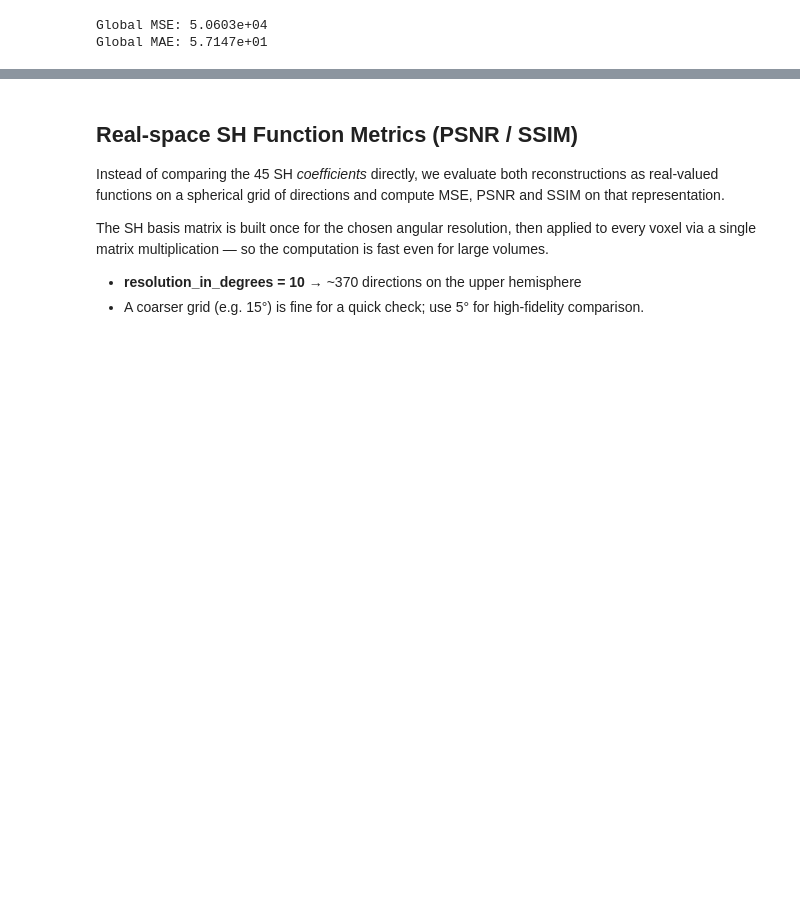
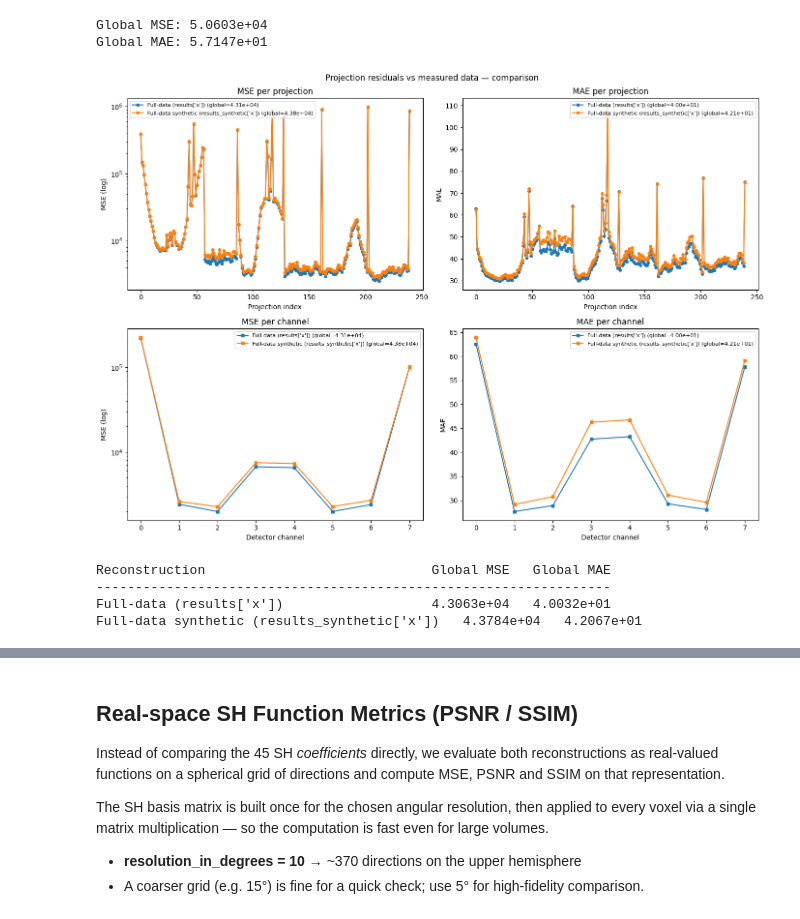
Before and after one commit to lfbarba/smartt, a Jupyter notebook: sici/sici_new_projections.ipynb, the cells around one changed output, grey strips where cells are left out. Drawn from its saved outputs; the diff is of its cells as text; code cells hidden in the pictures; blank space fills up the shorter version.

```diff
--- a/sici/sici_new_projections.ipynb
+++ b/sici/sici_new_projections.ipynb
@@ -95,7 +87,7 @@ regularizer = Laplacian()
 loss_function.add_regularizer(name='laplacian',
                               regularizer=regularizer,
                               regularization_weight=1)
-optimizer = LBFGS(loss_function, maxiter=10)
+optimizer = LBFGS(loss_function, maxiter=20)
 results = optimizer.optimize()
 # %%
 results['x'].shape
@@ -201,0 +201,15 @@ Available functions:
+# %%
+import torch
+basis_set = SphericalHarmonics(ell_max=8)
+projector_new = SAXSProjector(synthetic_dc.geometry)
+ResidualCalculator = GradientResidualCalculator(
+                                data_container=synthetic_dc,
+                                basis_set=basis_set,
+                                projector=projector_new)
+loss_function = SquaredLoss(ResidualCalculator)
+regularizer = Laplacian()
+loss_function.add_regularizer(name='laplacian',
+                              regularizer=regularizer,
+                              regularization_weight=1)
+optimizer = LBFGS(loss_function, maxiter=20)
+results_synthetic = optimizer.optimize()
@@ -660,6 +658,30 @@ print(f"Global MAE: {stats2['global_mae']:.4e}")
 [figure]
 Global MSE: 5.0603e+04
 Global MAE: 5.7147e+01
+# %%
+# Side-by-side comparison: both reconstructions on shared axes
+fig3, axes3, all_stats = plot_projection_residuals_comparison(
+    reconstructions={
+        "Full-data (results['x'])": results['x'],
+        "Full-data synthetic (results_synthetic['x'])": results_synthetic['x'],
+    },
+    data_container=dc,
+    ell_max=8,
+    log_scale_mse=True,
+)
+plt.show()
+
+# Print summary table
+print(f"{'Reconstruction':<40} {'Global MSE':>12} {'Global MAE':>12}")
+print("-" * 66)
+for lbl, st in all_stats.items():
+    print(f"{lbl:<40} {st['global_mse']:>12.4e} {st['global_mae']:>12.4e}")
+# %% [output]
+[figure, added]
+Reconstruction                             Global MSE   Global MAE
+------------------------------------------------------------------
+Full-data (results['x'])                   4.3063e+04   4.0032e+01
+Full-data synthetic (results_synthetic['x'])   4.3784e+04   4.2067e+01
 # %%
 # Side-by-side comparison: both reconstructions on shared axes
 fig3, axes3, all_stats = plot_projection_residuals_comparison(
```
Also changed, not shown: parts of 27 cells of this notebook, 8 other files.
